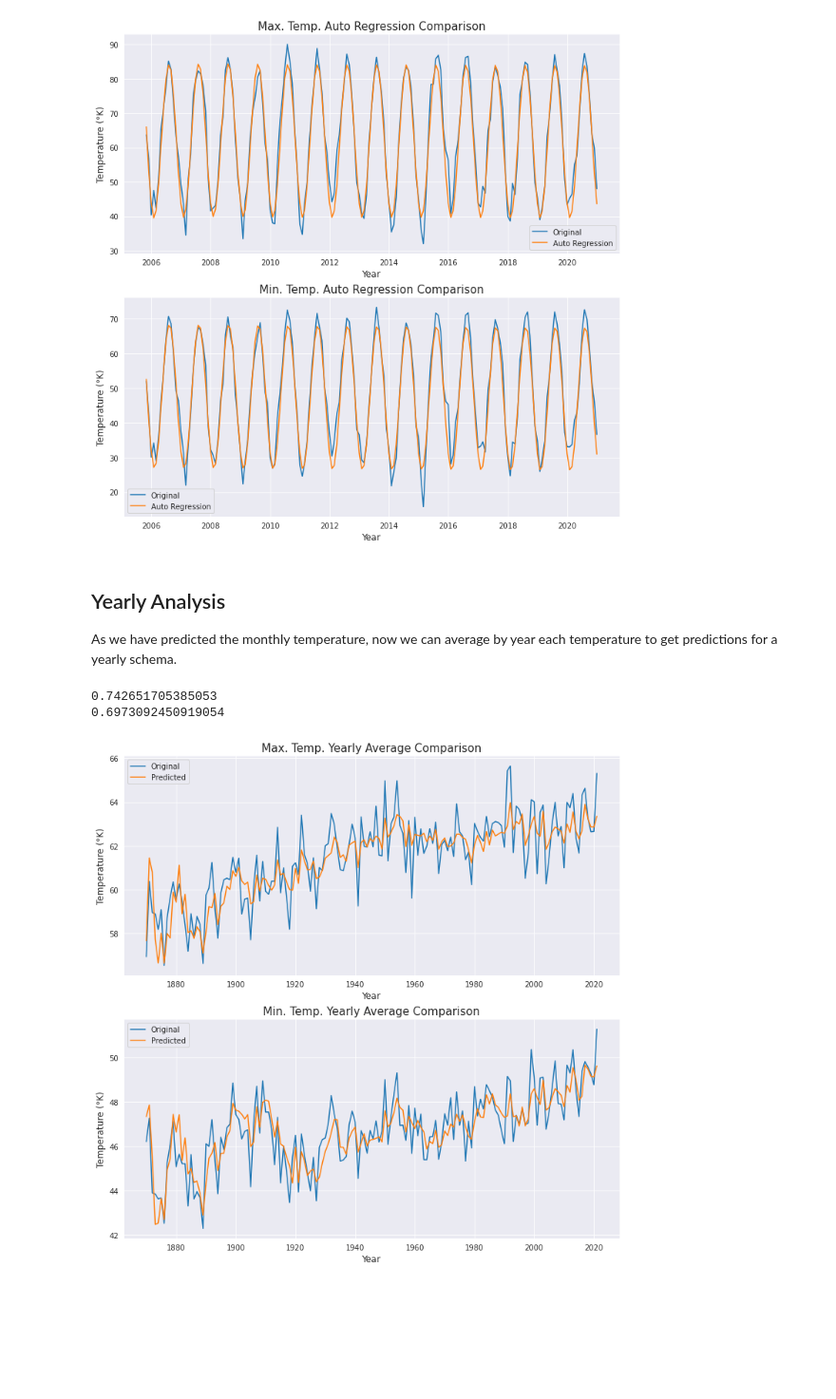
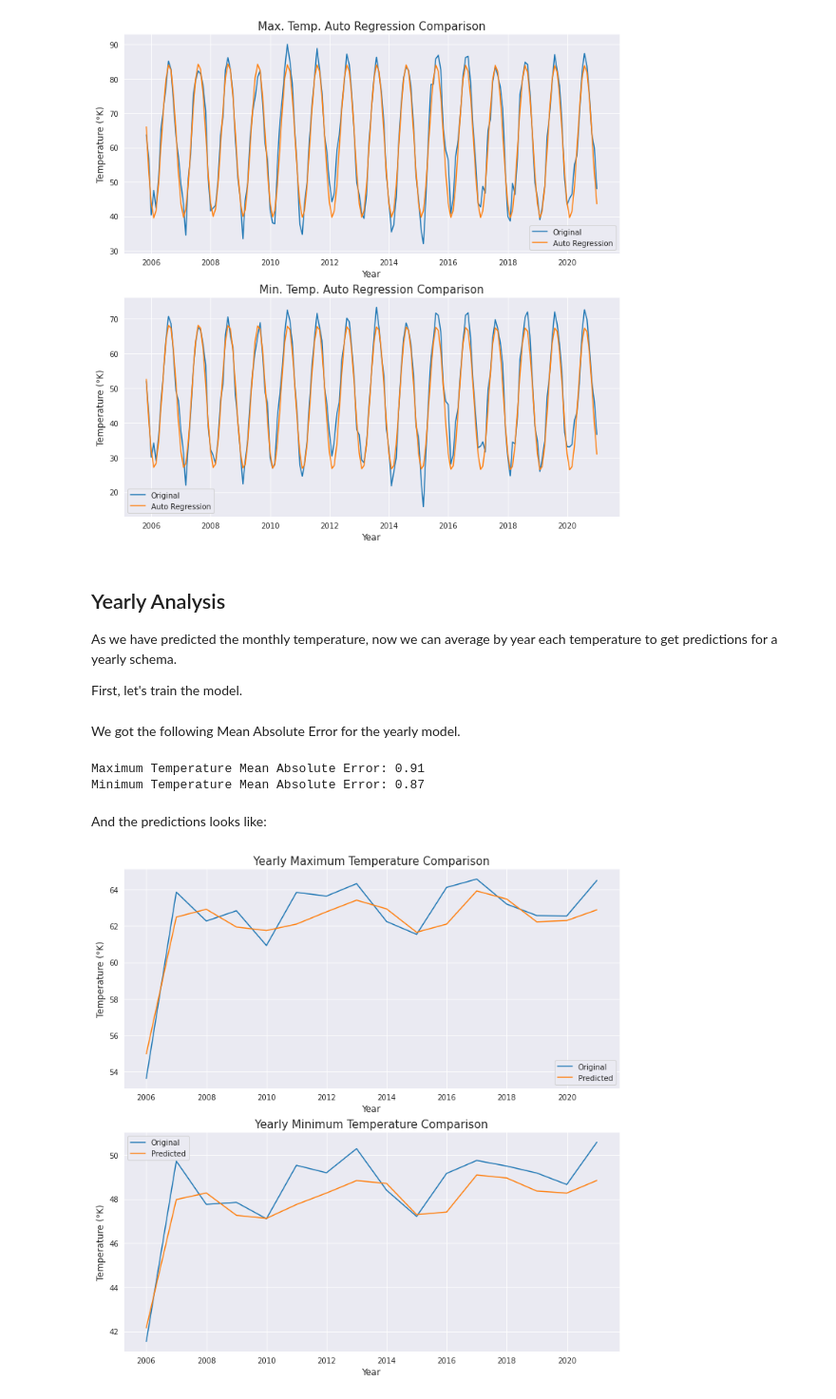
Before and after one commit to CrisLeaf/ny_is_burning, a Jupyter notebook: temperature_analysis.ipynb, the cells around one changed output. Shown at 95% size. Cells and saved outputs as stored; diff of their text form; code cells hidden in the pictures; blank space fills up the shorter version.

Commit message:
Updated Yearly model. To be added: Predictor and simulations

```diff
--- a/temperature_analysis.ipynb
+++ b/temperature_analysis.ipynb
@@ -487,30 +487,62 @@ plt.show()
 ## Yearly Analysis
 As we have predicted the monthly temperature, now we can average by year each temperature to get
 predictions for a yearly schema.
+
+First, let's train the model.
+# %%
+data = train["TMAX"].copy()
+tmax_predictions = []
+for t in test["TMAX"]:
+	model = AutoReg(data, lags=12)
+	model_fit = model.fit()
+	y = model_fit.predict(start=len(data), end=len(train) + len(test) - 1)
+	tmax_predictions.append(y.values[0])
+	data = np.append(data, t)
+	data = pd.Series(data)
+
+data = train["TMIN"].copy()
+tmin_predictions = []
+for t in test["TMIN"]:
+	model = AutoReg(data, lags=12)
+	model_fit = model.fit()
+	y = model_fit.predict(start=len(data), end=len(train) + len(test) - 1)
+	tmin_predictions.append(y.values[0])
+	data = np.append(data, t)
+	data = pd.Series(data)
+
+tmax_predictions = pd.Series(data=tmax_predictions, index=test.index)
+tmin_predictions = pd.Series(data=tmin_predictions, index=test.index)
+
+yearly_tmax_predictions = tmax_predictions.groupby(pd.Grouper(freq="Y")).mean()
+yearly_tmin_predictions = tmin_predictions.groupby(pd.Grouper(freq="Y")).mean()
+
+test_yearly = test.groupby(pd.Grouper(freq="Y")).mean()
+# %% [markdown]
+We got the following Mean Absolute Error for the yearly model.
 # %%
-tmax_yearly_pred = tmax_yhat.groupby(pd.Grouper(freq="Y")).mean()
-tmin_yearly_pred = tmin_yhat.groupby(pd.Grouper(freq="Y")).mean()
-tmax_yearly_mae = mean_absolute_error(train_yearly["TMAX"], tmax_yearly_pred)
-tmin_yearly_mae = mean_absolute_error(train_yearly["TMIN"], tmin_yearly_pred)
-print(tmax_yearly_mae)
-print(tmin_yearly_mae)
+tmax_mae = mean_absolute_error(test_yearly["TMAX"], yearly_tmax_predictions)
+tmin_mae = mean_absolute_error(test_yearly["TMIN"], yearly_tmin_predictions)
 print(f"Maximum Temperature Mean Absolute Error: {round(tmax_mae, 2)}")
 print(f"Minimum Temperature Mean Absolute Error: {round(tmin_mae, 2)}")
 # %% [output]
-0.742651705385053
-0.6973092450919054
+Maximum Temperature Mean Absolute Error: 0.91
+Minimum Temperature Mean Absolute Error: 0.87
+# %% [markdown]
+And the predictions looks like:
 # %%
 fig, axes = plt.subplots(nrows=2, figsize=(12, 12))
-sns.lineplot(x=yearly_df.index, y=yearly_df["TMAX"].values, label="Original", ax=axes[0])
-sns.lineplot(x=tmax_yearly_pred.index, y=tmax_yearly_pred.values, label="Predicted", ax=axes[0])
-axes[0].set_title("Max. Temp. Yearly Average Comparison", fontsize=15)
+sns.lineplot(x=test_yearly.index, y=test_yearly["TMAX"].values, label="Original", ax=axes[0])
+sns.lineplot(x=test_yearly.index, y=yearly_tmax_predictions,
+			 label="Predicted", ax=axes[0])
+axes[0].set_title("Yearly Maximum Temperature Comparison", fontsize=15)
 axes[0].set_ylabel("Temperature (°K)", fontsize=12)
 axes[0].set_xlabel("Year", fontsize=12)
-sns.lineplot(x=yearly_df.index, y=yearly_df["TMIN"].values, label="Original", ax=axes[1])
-sns.lineplot(x=tmin_yearly_pred.index, y=tmin_yearly_pred.values, label="Predicted", ax=axes[1])
-axes[1].set_title("Min. Temp. Yearly Average Comparison", fontsize=15)
+sns.lineplot(x=test_yearly.index, y=test_yearly["TMIN"].values, label="Original", ax=axes[1])
+sns.lineplot(x=test_yearly.index, y=yearly_tmin_predictions,
+			 label="Predicted", ax=axes[1])
+axes[1].set_title("Yearly Minimum Temperature Comparison", fontsize=15)
 axes[1].set_ylabel("Temperature (°K)", fontsize=12)
 axes[1].set_xlabel("Year", fontsize=12)
 plt.show()
 # %% [output]
-[figure, old version]
+[figure, new version]
```
Also changed, not shown: parts of 8 cells of this notebook.
